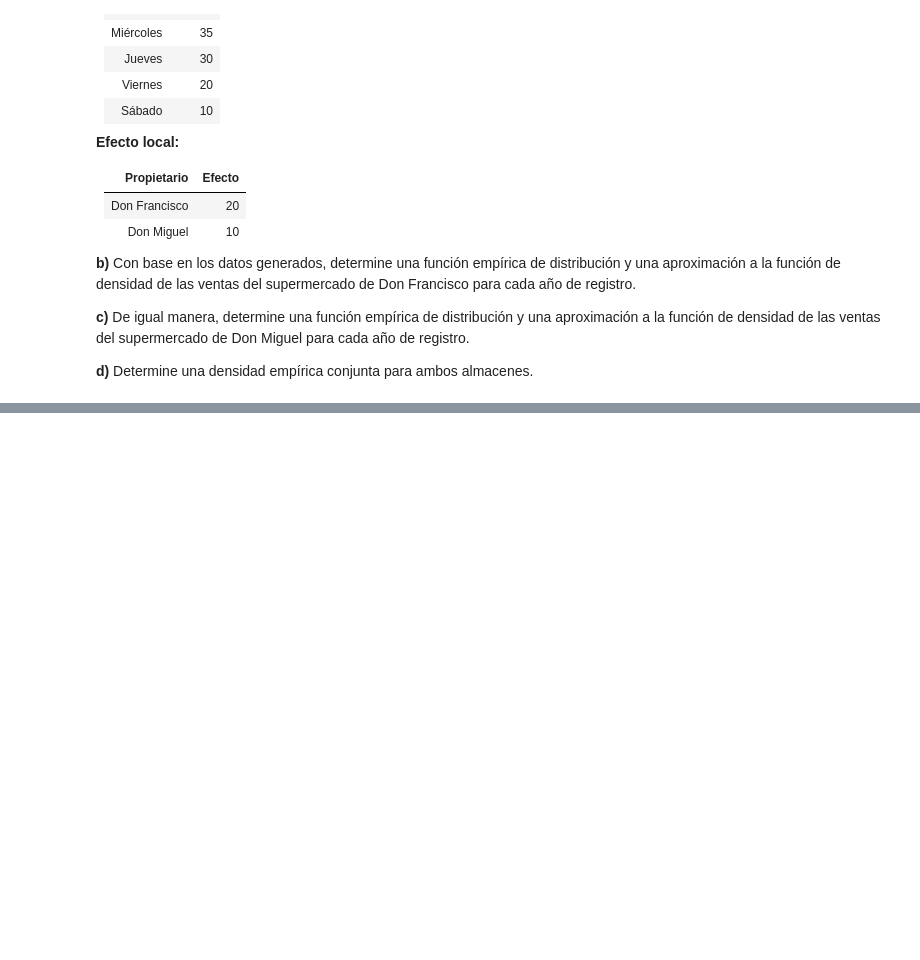
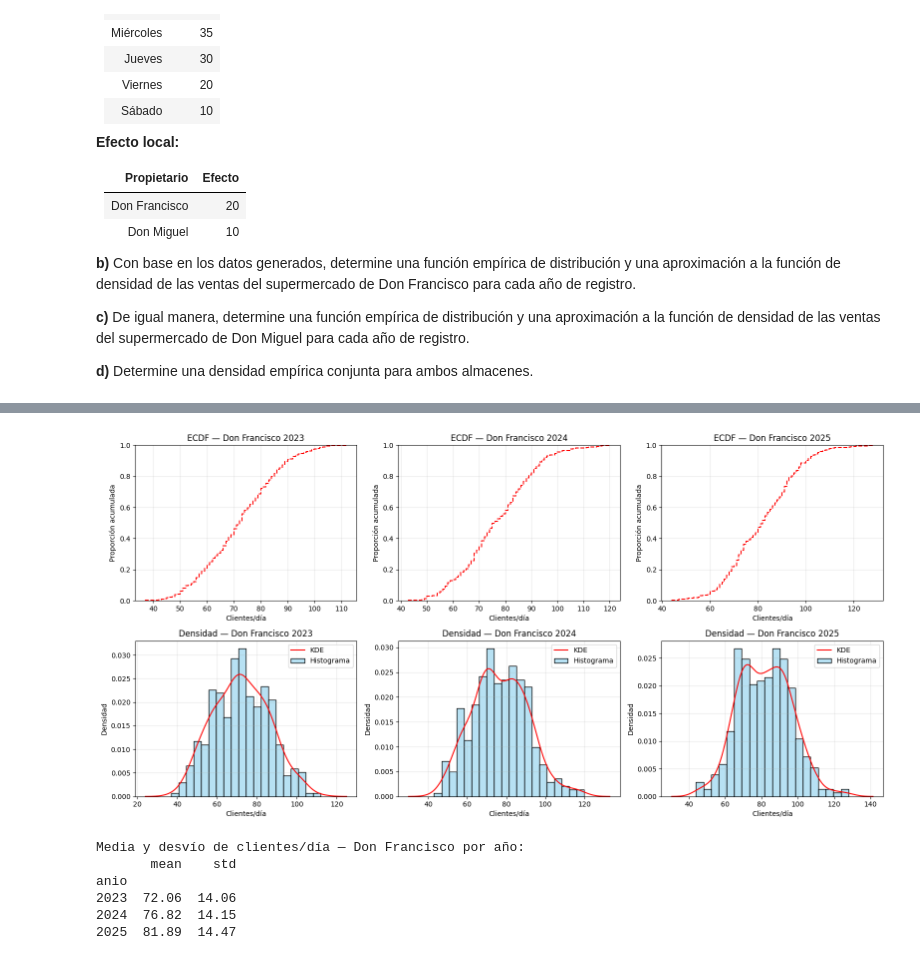
Before and after one commit to rodrigoenzohernandez/CEIA_peia, a Jupyter notebook: trabajos_practicos/TP_1.ipynb, the cells around one changed output, grey strips where cells are left out. Drawn from its saved outputs; the diff is of its cells as text; code cells hidden in the pictures; blank space fills up the shorter version.

```diff
--- a/trabajos_practicos/TP_1.ipynb
+++ b/trabajos_practicos/TP_1.ipynb
@@ -558,0 +649,47 @@ Don Miguel, otro comerciante amigo de Don Francisco, se entera del análisis de
+# %%
+# Parte b) — Don Francisco: ECDF y aproximación a la densidad por año
+#
+# Para cada año (2023, 2024, 2025) graficamos:
+#   - La función de distribución acumulada empírica (ECDF) con sns.ecdfplot
+#   - El histograma normalizado + KDE con sns.histplot + sns.kdeplot
+
+import matplotlib.pyplot as plt
+import seaborn as sns
+
+df_francisco = df[df["propietario"] == "Don Francisco"]
+
+fig, axes = plt.subplots(2, 3, figsize=(16, 8))
+
+for j, anio in enumerate([2023, 2024, 2025]):
+    datos = df_francisco.loc[df_francisco["anio"] == anio, "clientes"]
+
+    # Fila 0: ECDF
+    sns.ecdfplot(datos, ax=axes[0, j], color="red", linestyle="--")
+    axes[0, j].set_title(f"ECDF — Don Francisco {anio}")
+    axes[0, j].set_xlabel("Clientes/día")
+    axes[0, j].set_ylabel("Proporción acumulada")
+    axes[0, j].grid(alpha=0.3)
+
+    # Fila 1: histograma normalizado (stat='density') + KDE encima
+    sns.histplot(datos, bins=20, stat="density", ax=axes[1, j],
+                 color="skyblue", alpha=0.6, label="Histograma")
+    sns.kdeplot(datos, ax=axes[1, j], color="red", label="KDE")
+    axes[1, j].set_title(f"Densidad — Don Francisco {anio}")
+    axes[1, j].set_xlabel("Clientes/día")
+    axes[1, j].set_ylabel("Densidad")
+    axes[1, j].legend()
+    axes[1, j].grid(alpha=0.3)
+
+plt.tight_layout()
+plt.show()
+
+print("\nMedia y desvío de clientes/día — Don Francisco por año:")
+print(df_francisco.groupby("anio")["clientes"].agg(["mean", "std"]).round(2))
+# %% [output]
+[figure, added]
+Media y desvío de clientes/día — Don Francisco por año:
+       mean    std
+anio
+2023  72.06  14.06
+2024  76.82  14.15
+2025  81.89  14.47
```
Also changed, not shown: parts of 4 cells of this notebook.
